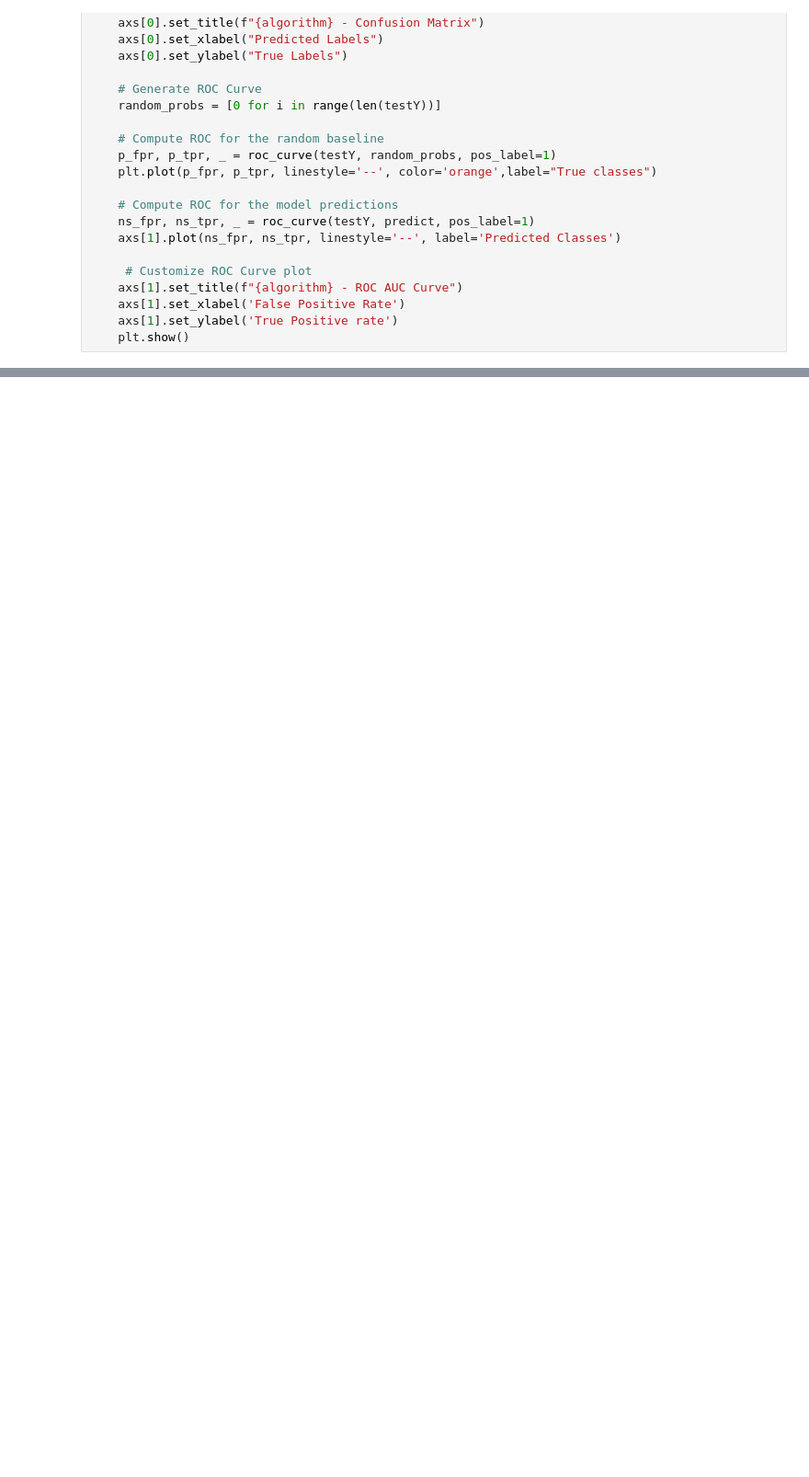
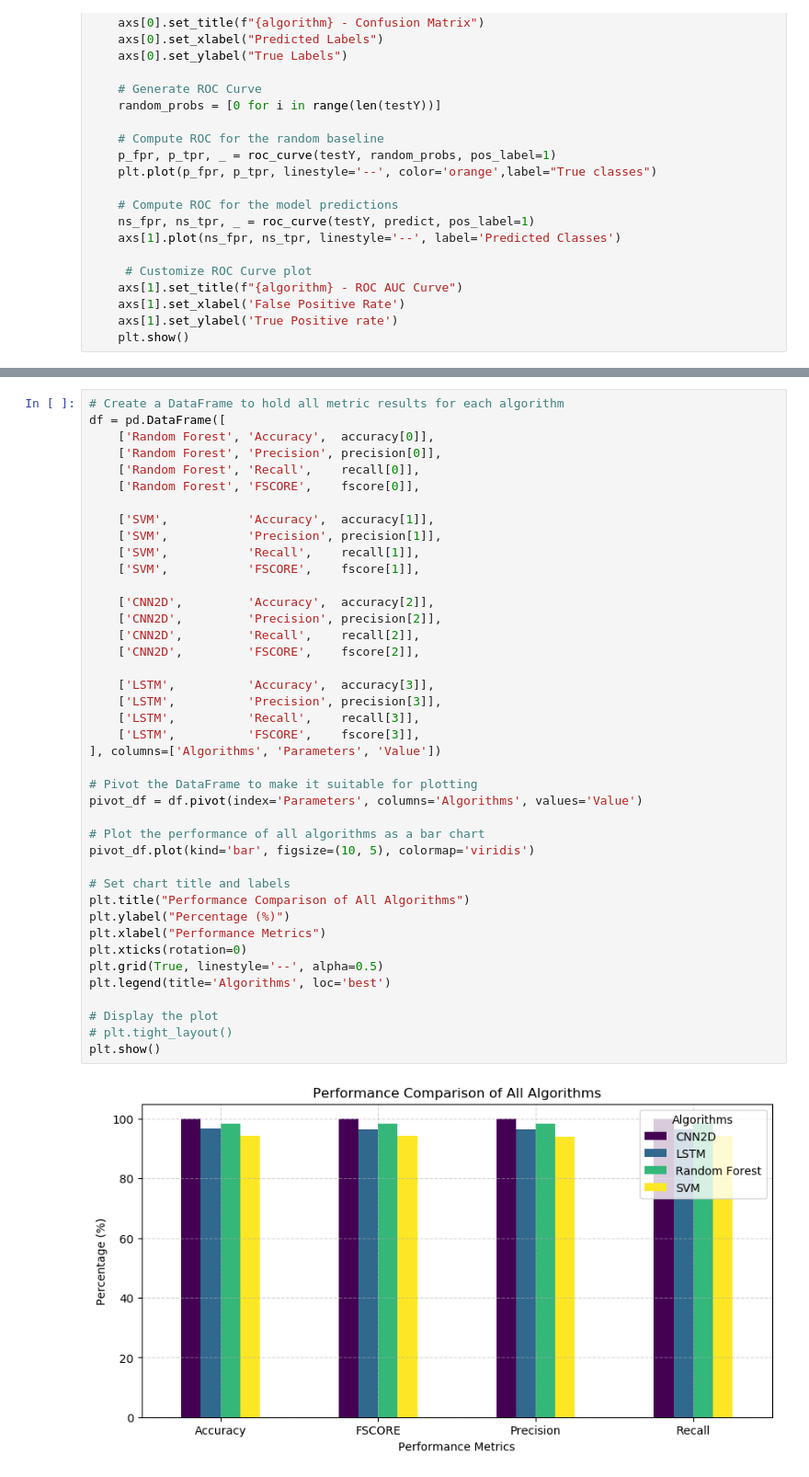
Before and after one commit to seerapusairam/Design-Of-An-Intrusion-Detection-Model-for-IoT-Enabled-Smart-Homes, a Jupyter notebook: IOTIntrusionDetection.ipynb, the cells around one changed output, grey strips where cells are left out. Shown at 92% size. Drawn from its saved outputs; the diff is of its cells as text; blank space fills up the shorter version.

Commit message:
Added Performance Comparison of All Algorithms and Updated README file

```diff
--- a/IOTIntrusionDetection.ipynb
+++ b/IOTIntrusionDetection.ipynb
@@ -410,0 +415,43 @@ LSTM FSCORE    : 96.24071669448794
+# %%
+# Create a DataFrame to hold all metric results for each algorithm
+df = pd.DataFrame([
+    ['Random Forest', 'Accuracy',  accuracy[0]],
+    ['Random Forest', 'Precision', precision[0]],
+    ['Random Forest', 'Recall',    recall[0]],
+    ['Random Forest', 'FSCORE',    fscore[0]],
+
+    ['SVM',           'Accuracy',  accuracy[1]],
+    ['SVM',           'Precision', precision[1]],
+    ['SVM',           'Recall',    recall[1]],
+    ['SVM',           'FSCORE',    fscore[1]],
+
+    ['CNN2D',         'Accuracy',  accuracy[2]],
+    ['CNN2D',         'Precision', precision[2]],
+    ['CNN2D',         'Recall',    recall[2]],
+    ['CNN2D',         'FSCORE',    fscore[2]],
+
+    ['LSTM',          'Accuracy',  accuracy[3]],
+    ['LSTM',          'Precision', precision[3]],
+    ['LSTM',          'Recall',    recall[3]],
+    ['LSTM',          'FSCORE',    fscore[3]],
+], columns=['Algorithms', 'Parameters', 'Value'])
+
+# Pivot the DataFrame to make it suitable for plotting
+pivot_df = df.pivot(index='Parameters', columns='Algorithms', values='Value')
+
+# Plot the performance of all algorithms as a bar chart
+pivot_df.plot(kind='bar', figsize=(10, 5), colormap='viridis')
+
+# Set chart title and labels
+plt.title("Performance Comparison of All Algorithms")
+plt.ylabel("Percentage (%)")
+plt.xlabel("Performance Metrics")
+plt.xticks(rotation=0)
+plt.grid(True, linestyle='--', alpha=0.5)
+plt.legend(title='Algorithms', loc='best')
+
+# Display the plot
+# plt.tight_layout()
+plt.show()
+# %% [output]
+[figure, added]
```
Also changed, not shown: parts of 5 cells of this notebook, 1 other file.
